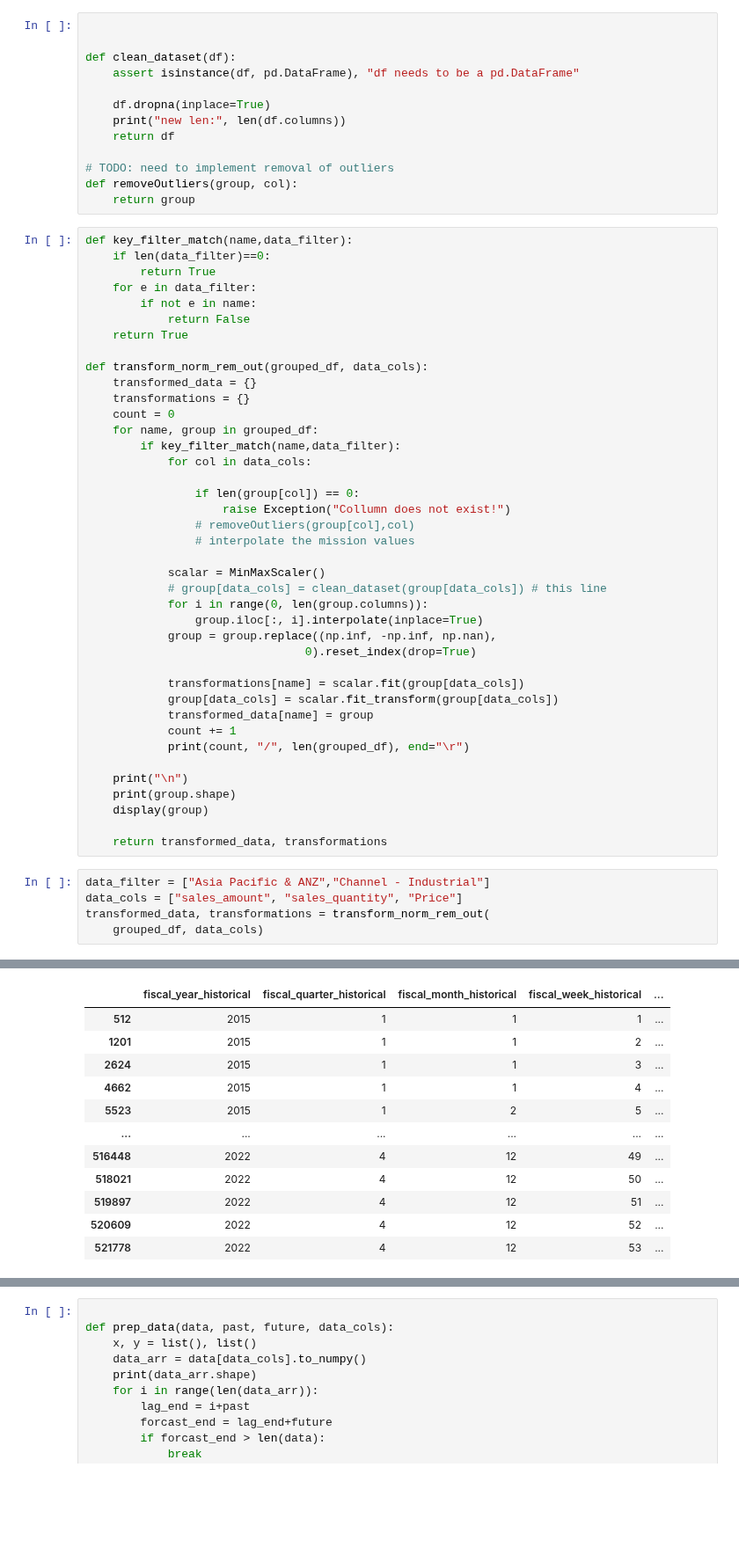
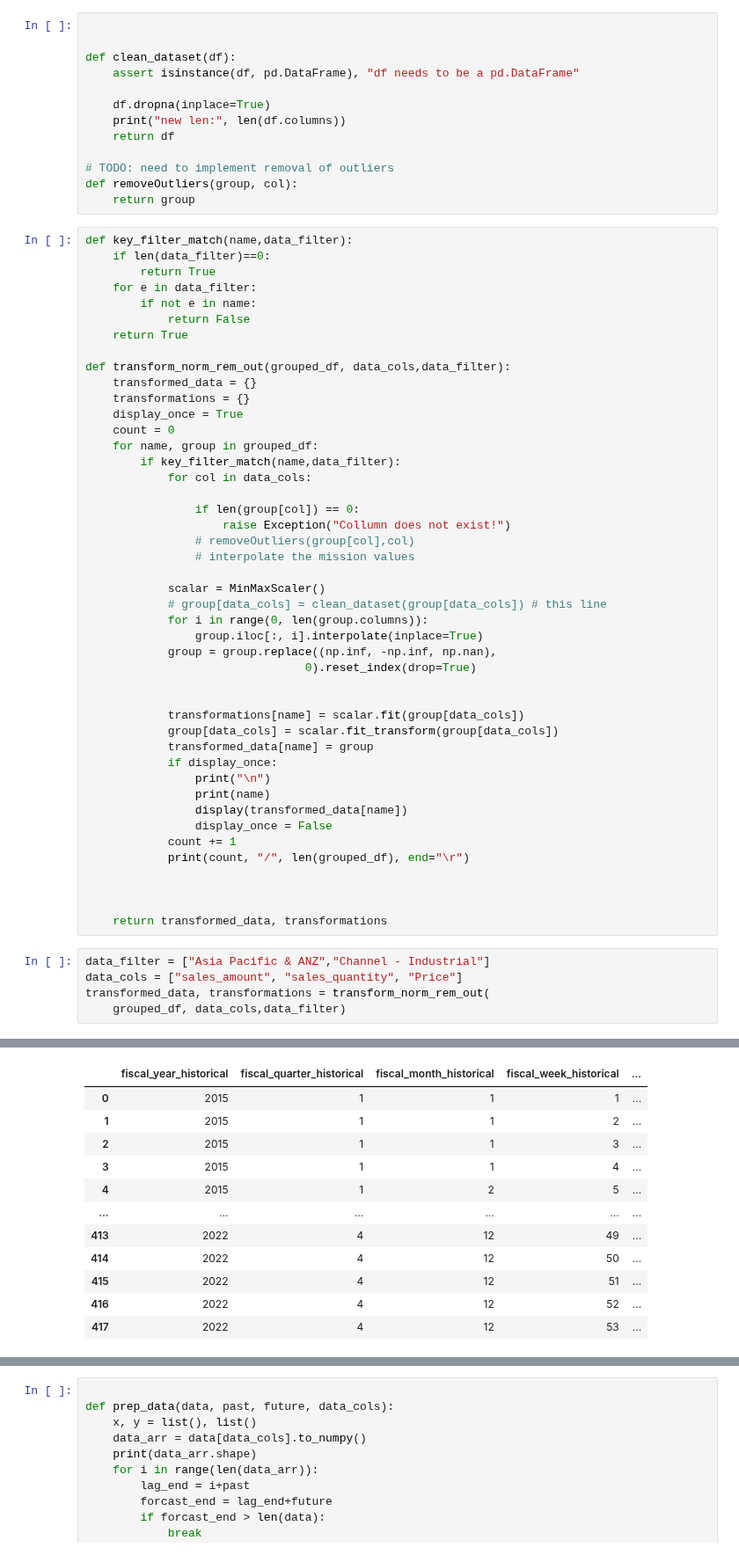
Before and after one commit to Abuynits/TE_Connect, a Jupyter notebook: sales_forcasting.ipynb, the cells around one changed output, grey strips where cells are left out. Shown at 88% size. Cells and saved outputs as stored; diff of their text form; blank space fills up the shorter version.

```diff
--- a/sales_forcasting.ipynb
+++ b/sales_forcasting.ipynb
@@ -246,9 +247,10 @@ def key_filter_match(name,data_filter):
             return False
     return True
 
-def transform_norm_rem_out(grouped_df, data_cols):
+def transform_norm_rem_out(grouped_df, data_cols,data_filter):
     transformed_data = {}
     transformations = {}
+    display_once = True
     count = 0
     for name, group in grouped_df:
         if key_filter_match(name,data_filter):
@@ -266,20 +268,24 @@ def transform_norm_rem_out(grouped_df, data_cols):
             group = group.replace((np.inf, -np.inf, np.nan),
                                 0).reset_index(drop=True)
 
+
             transformations[name] = scalar.fit(group[data_cols])
             group[data_cols] = scalar.fit_transform(group[data_cols])
             transformed_data[name] = group
+            if display_once:
+                print("\n")
+                print(name)
+                display(transformed_data[name])
+                display_once = False
             count += 1
             print(count, "/", len(grouped_df), end="\r")
 
-    print("\n")
-    print(group.shape)
-    display(group)
+
 
     return transformed_data, transformations
 # %%
 data_filter = ["Asia Pacific & ANZ","Channel - Industrial"]
 data_cols = ["sales_amount", "sales_quantity", "Price"]
 transformed_data, transformations = transform_norm_rem_out(
-    grouped_df, data_cols)
+    grouped_df, data_cols,data_filter)
 # %% [output]
@@ -289,12 +293,12 @@ transformed_data, transformations = transform_norm_rem_out(
 |  | fiscal_year_historical | fiscal_quarter_historical | fiscal_month_historical | fiscal_week_historical | ... |
-| 512 | 2015 | 1 | 1 | 1 | ... |
-| 1201 | 2015 | 1 | 1 | 2 | ... |
-| 2624 | 2015 | 1 | 1 | 3 | ... |
-| 4662 | 2015 | 1 | 1 | 4 | ... |
-| 5523 | 2015 | 1 | 2 | 5 | ... |
+| 0 | 2015 | 1 | 1 | 1 | ... |
+| 1 | 2015 | 1 | 1 | 2 | ... |
+| 2 | 2015 | 1 | 1 | 3 | ... |
+| 3 | 2015 | 1 | 1 | 4 | ... |
+| 4 | 2015 | 1 | 2 | 5 | ... |
 | ... | ... | ... | ... | ... | ... |
-| 516448 | 2022 | 4 | 12 | 49 | ... |
-| 518021 | 2022 | 4 | 12 | 50 | ... |
-| 519897 | 2022 | 4 | 12 | 51 | ... |
-| 520609 | 2022 | 4 | 12 | 52 | ... |
-| 521778 | 2022 | 4 | 12 | 53 | ... |
+| 413 | 2022 | 4 | 12 | 49 | ... |
+| 414 | 2022 | 4 | 12 | 50 | ... |
+| 415 | 2022 | 4 | 12 | 51 | ... |
+| 416 | 2022 | 4 | 12 | 52 | ... |
+| 417 | 2022 | 4 | 12 | 53 | ... |
```
Also changed, not shown: parts of 10 cells of this notebook.
